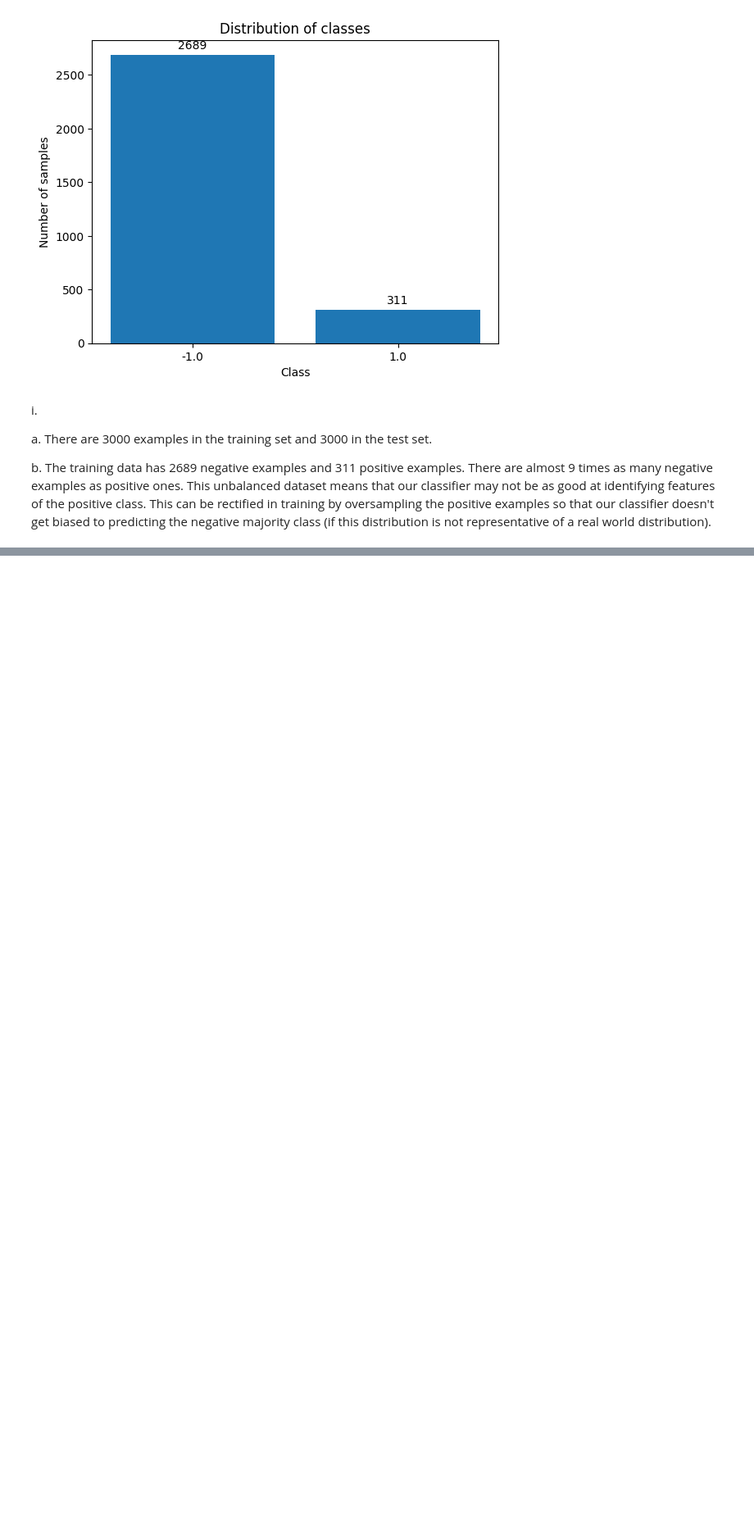
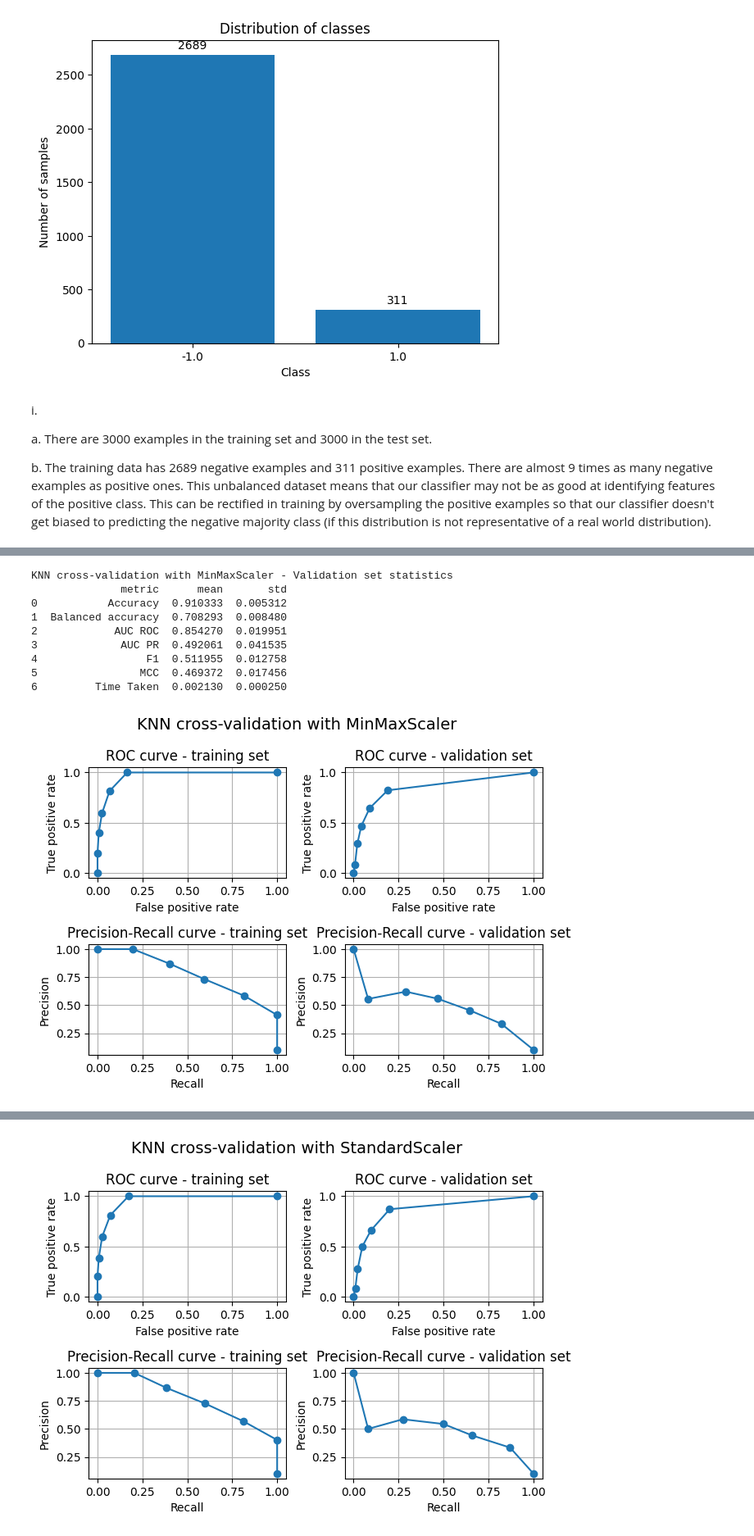
Before and after one commit to brendanbennett/CS909, a Jupyter notebook: 2024/A1/assignment1.ipynb, the cells around one changed output, grey strips where cells are left out. Shown: that part at 82% size. Cells and saved outputs as stored; diff of their text form; code cells hidden in the pictures; blank space fills up the shorter version.

```diff
--- a/2024/A1/assignment1.ipynb
+++ b/2024/A1/assignment1.ipynb
@@ -82,0 +287,77 @@ Since there are only two labels, the classifier would choose them with equal 0.5
+# %%
+from sklearn.preprocessing import MinMaxScaler, StandardScaler
+
+min_max_scaler = MinMaxScaler()
+Xtrain_preprocessed = min_max_scaler.fit_transform(Xtrain)
+
+min_max_stats = perform_cross_validation(
+    Xtrain_preprocessed,
+    Ytrain,
+    KNeighborsClassifier,
+    {"n_neighbors": n_neighbors},
+    "KNN cross-validation with MinMaxScaler",
+)
+
+standard_scaler = StandardScaler()
+Xtrain_preprocessed = standard_scaler.fit_transform(Xtrain)
+
+standard_scale_stats = perform_cross_validation(
+    Xtrain_preprocessed,
+    Ytrain,
+    KNeighborsClassifier,
+    {"n_neighbors": n_neighbors},
+    "KNN cross-validation with StandardScaler",
+)
+
+
+def random_rotations(dataset):
+    dataset = np.reshape(dataset, (dataset.shape[0], 28, 28))
+    dataset = np.array(
+        [np.rot90(sample, np.random.randint(0, 4)) for sample in dataset]
+    )
+    dataset = np.reshape(dataset, (dataset.shape[0], 28 * 28))
+    return dataset
+
+
+Xtrain_preprocessed = random_rotations(Xtrain)
+
+random_rotations_stats = perform_cross_validation(
+    Xtrain_preprocessed,
+    Ytrain,
+    KNeighborsClassifier,
+    {"n_neighbors": n_neighbors},
+    "KNN cross-validation with random rotations",
+)
+
+mean_compare = pd.DataFrame(
+    columns=["metric", "initial", "min_max", "standard", "random_rotations"]
+)
+mean_compare["metric"] = stats_df["metric"]
+mean_compare["initial"] = stats_df["mean"]
+mean_compare["min_max"] = min_max_stats["mean"]
+mean_compare["standard"] = standard_scale_stats["mean"]
+mean_compare["random_rotations"] = random_rotations_stats["mean"]
+
+print("Preprocessing technique comparison")
+print(mean_compare)
+
+ratios = mean_compare.copy()
+ratios["min_max"] = mean_compare["min_max"] / mean_compare["initial"]
+ratios["standard"] = mean_compare["standard"] / mean_compare["initial"]
+ratios["random_rotations"] = (
+    mean_compare["random_rotations"] / mean_compare["initial"]
+)
+ratios.drop(columns="initial", inplace=True)
+print("Ratios")
+print(ratios)
+# %% [output]
+KNN cross-validation with MinMaxScaler - Validation set statistics
+              metric      mean       std
+0           Accuracy  0.910333  0.005312
+1  Balanced accuracy  0.708293  0.008480
+2            AUC ROC  0.854270  0.019951
+3             AUC PR  0.492061  0.041535
+4                 F1  0.511955  0.012758
+5                MCC  0.469372  0.017456
+6         Time Taken  0.002130  0.000250
+[figure, added]
@@ -82,0 +373 @@ Since there are only two labels, the classifier would choose them with equal 0.5
+[figure, added]
```
Also changed, not shown: parts of 19 cells of this notebook, 1 other file.
